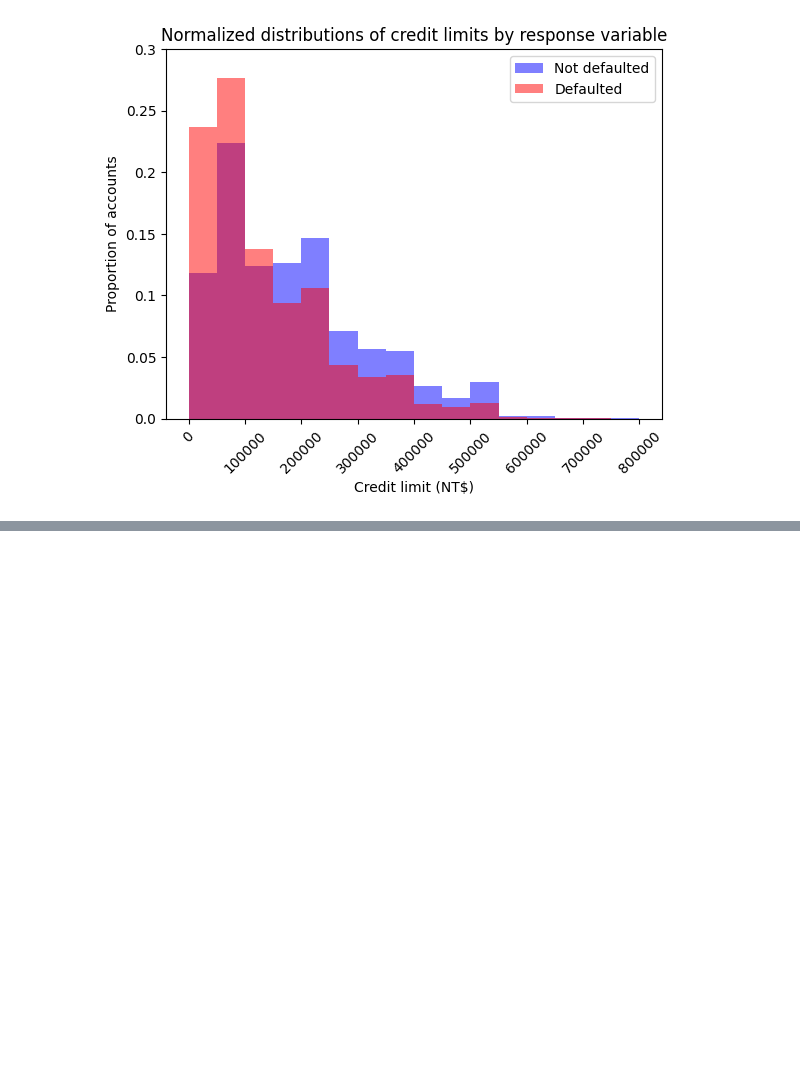
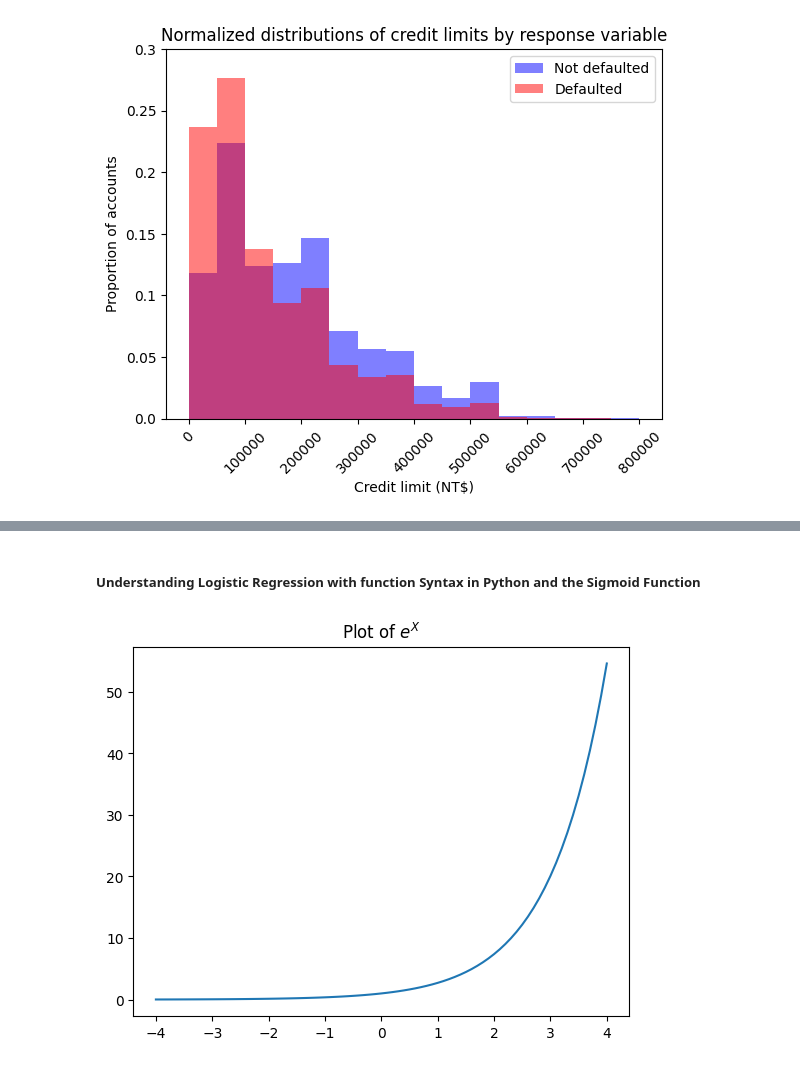
Before and after one commit to danzpy/book-data-science-projects-with-python, a Jupyter notebook: predicao-bons-pagadores.ipynb, the cells around one changed output, grey strips where cells are left out. Saved outputs shown, nothing was run; the diff lists cells and outputs as text; code cells hidden in the pictures; blank space fills up the shorter version.

Commit message:
Conhecendo a função sigmoid

```diff
--- a/predicao-bons-pagadores.ipynb
+++ b/predicao-bons-pagadores.ipynb
@@ -720,0 +723,10 @@ axes.set_title('Normalized distributions of credit limits by response variable')
+# %% [markdown]
+##### Understanding Logistic Regression with function Syntax in Python and the Sigmoid Function
+# %%
+X_exp = np.linspace(-4, 4, 81)
+y_exp = np.exp(X_exp)
+
+plt.plot(X_exp, y_exp)
+plt.title('Plot of $e^X$');
+# %% [output]
+[figure, added]
```
Also changed, not shown: parts of 1 cell of this notebook.
